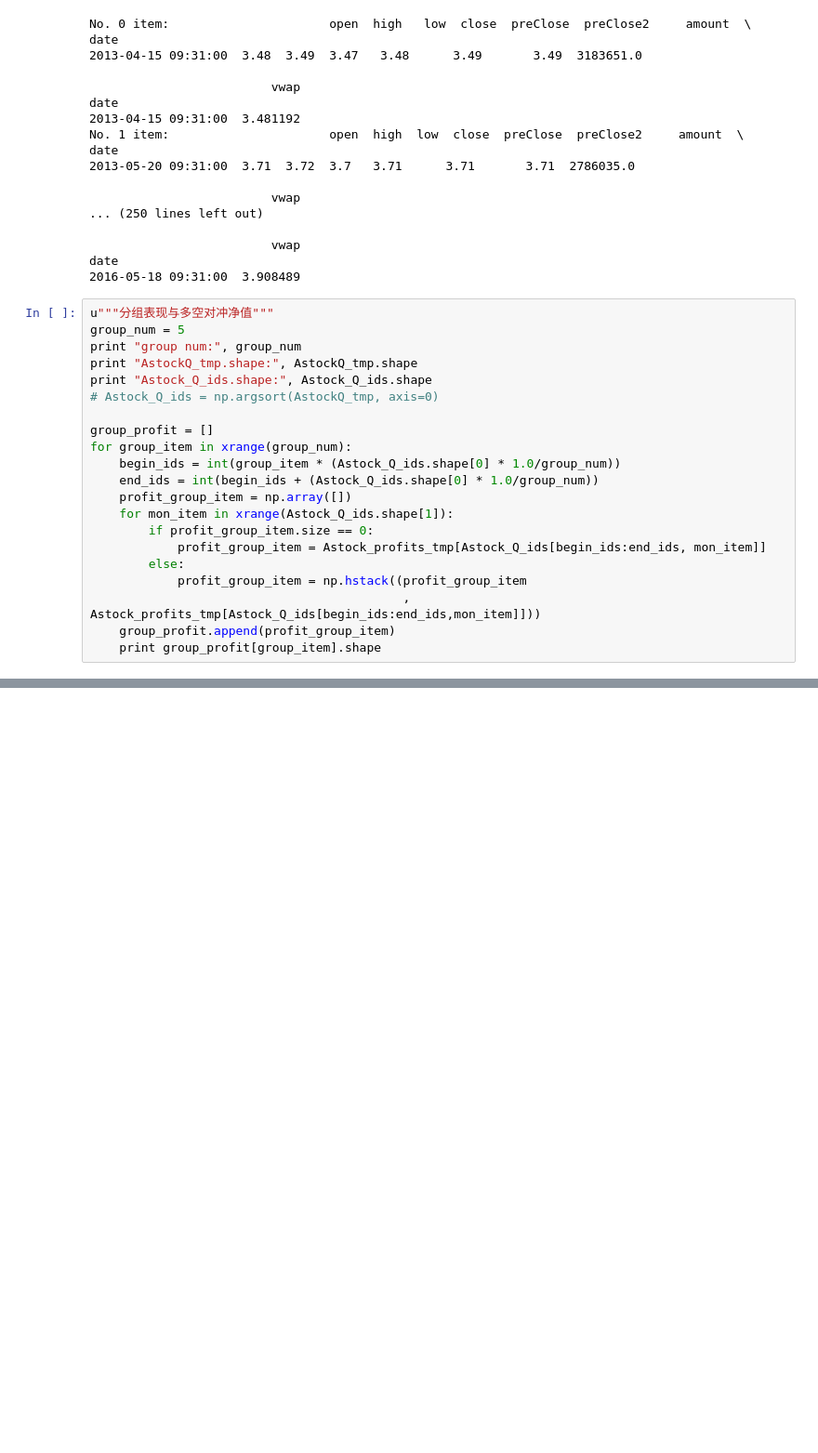
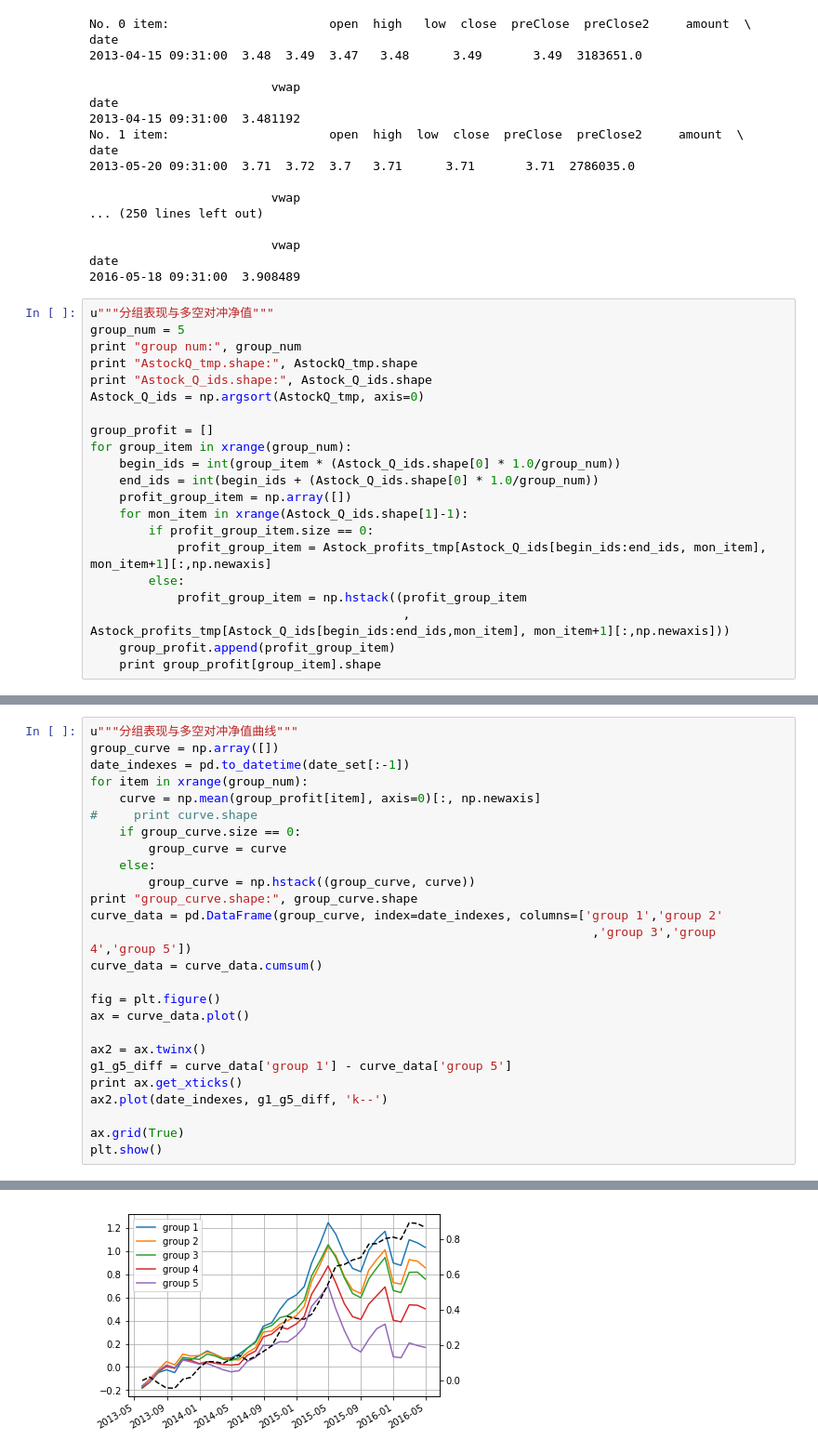
Before and after one commit to xiaotiancd/algorithmTrading, a Jupyter notebook: proj_1-SmartMoney/stock_selection.ipynb, the cells around one changed output, grey strips where cells are left out. Shown: that part at 93% size. Cells and saved outputs as stored; diff of their text form; blank space fills up the shorter version.

Commit message:
group return & group excess return are added

```diff
--- a/proj_1-SmartMoney/stock_selection.ipynb
+++ b/proj_1-SmartMoney/stock_selection.ipynb
@@ -541,19 +557,19 @@ group_num = 5
 print "group num:", group_num
 print "AstockQ_tmp.shape:", AstockQ_tmp.shape
 print "Astock_Q_ids.shape:", Astock_Q_ids.shape
-# Astock_Q_ids = np.argsort(AstockQ_tmp, axis=0)
+Astock_Q_ids = np.argsort(AstockQ_tmp, axis=0)
 
 group_profit = []
 for group_item in xrange(group_num):
     begin_ids = int(group_item * (Astock_Q_ids.shape[0] * 1.0/group_num))
     end_ids = int(begin_ids + (Astock_Q_ids.shape[0] * 1.0/group_num))
     profit_group_item = np.array([])
-    for mon_item in xrange(Astock_Q_ids.shape[1]):
+    for mon_item in xrange(Astock_Q_ids.shape[1]-1):
         if profit_group_item.size == 0:
-            profit_group_item = Astock_profits_tmp[Astock_Q_ids[begin_ids:end_ids, mon_item]]
+            profit_group_item = Astock_profits_tmp[Astock_Q_ids[begin_ids:end_ids, mon_item], mon_item+1][:,np.newaxis]
         else:
             profit_group_item = np.hstack((profit_group_item
-                                           , Astock_profits_tmp[Astock_Q_ids[begin_ids:end_ids,mon_item]]))
+                                           , Astock_profits_tmp[Astock_Q_ids[begin_ids:end_ids,mon_item], mon_item+1][:,np.newaxis]))
     group_profit.append(profit_group_item)
     print group_profit[group_item].shape
 # %% [output]
@@ -575,0 +584,27 @@ print Astock_profits_tmp[[0,1]].shape
+# %%
+u"""分组表现与多空对冲净值曲线"""
+group_curve = np.array([])
+date_indexes = pd.to_datetime(date_set[:-1])
+for item in xrange(group_num):
+    curve = np.mean(group_profit[item], axis=0)[:, np.newaxis]
+#     print curve.shape
+    if group_curve.size == 0:
+        group_curve = curve
+    else:
+        group_curve = np.hstack((group_curve, curve))
+print "group_curve.shape:", group_curve.shape
+curve_data = pd.DataFrame(group_curve, index=date_indexes, columns=['group 1','group 2'
+                                                                     ,'group 3','group 4','group 5'])
+curve_data = curve_data.cumsum()
+
+fig = plt.figure()
+ax = curve_data.plot()
+
+ax2 = ax.twinx()
+g1_g5_diff = curve_data['group 1'] - curve_data['group 5']
+print ax.get_xticks()
+ax2.plot(date_indexes, g1_g5_diff, 'k--')
+
+ax.grid(True)
+plt.show()
+# %% [output]
@@ -575,0 +615 @@ print Astock_profits_tmp[[0,1]].shape
+[figure, added]
```
Also changed, not shown: parts of 8 cells of this notebook, 1 other file.
